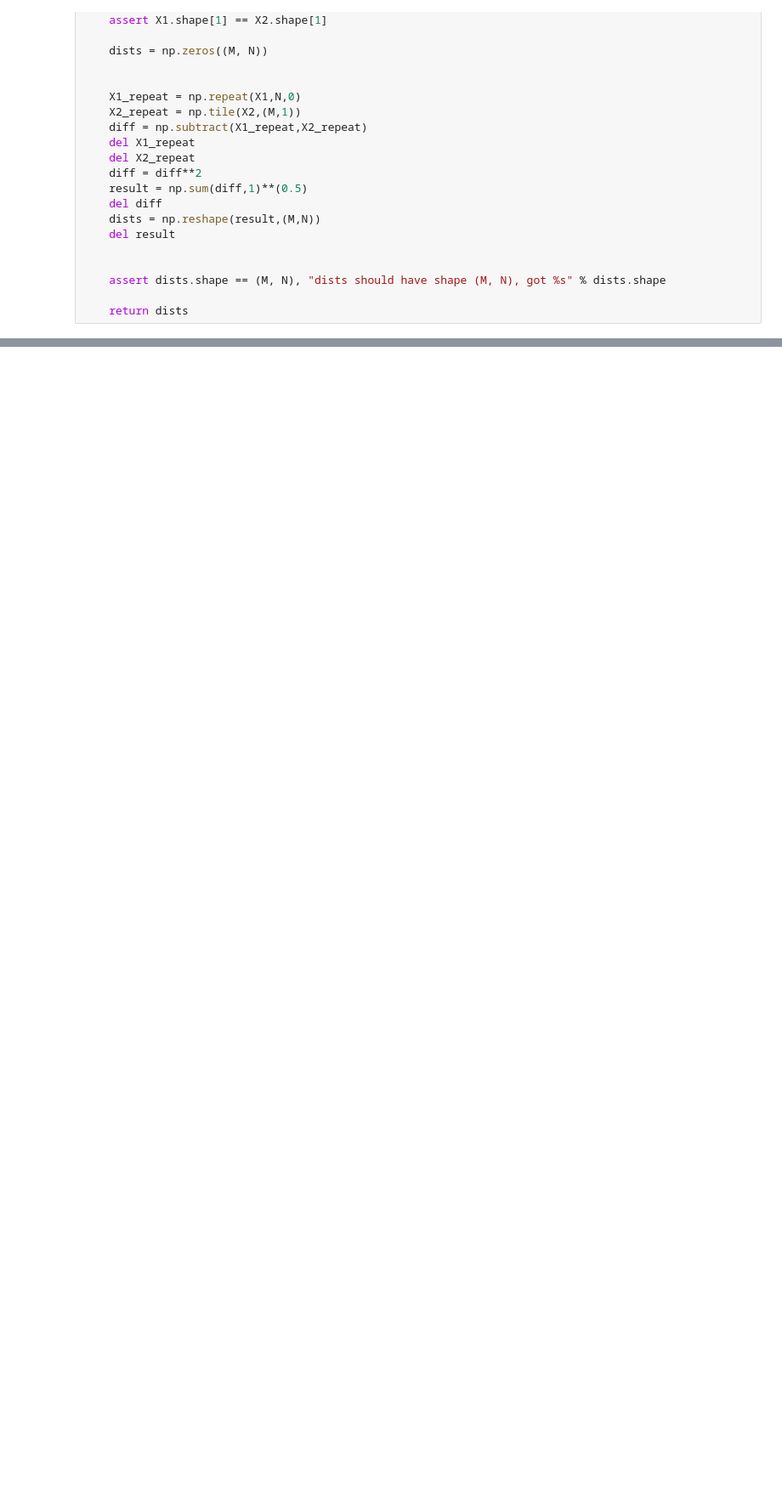
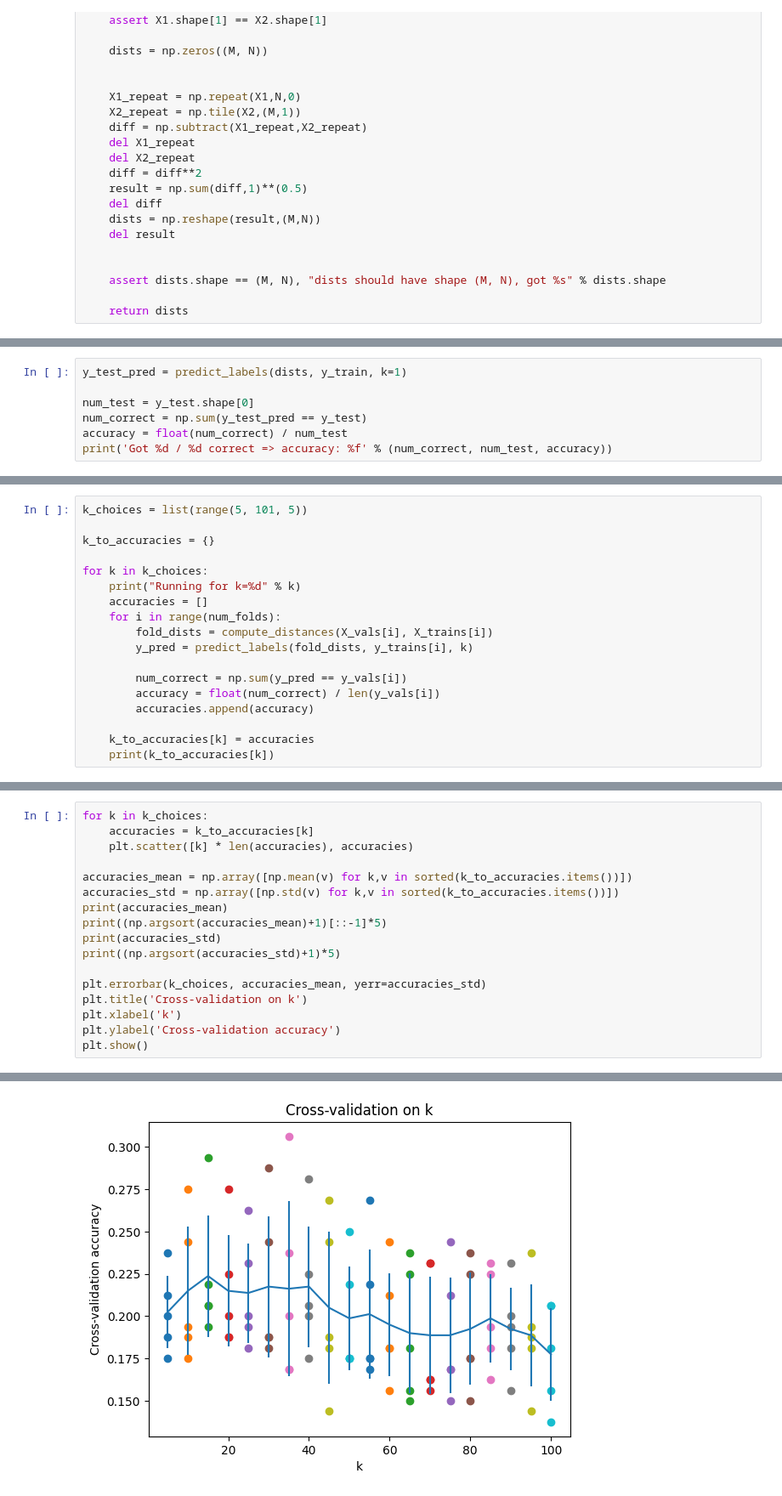
Before and after one commit to HongTin2104/HomeWorkComputerVision, a Jupyter notebook: homework5/CV_5.ipynb, the cells around one changed output, grey strips where cells are left out. Shown at 85% size. Cells and saved outputs as stored; diff of their text form; blank space fills up the shorter version.

```diff
--- a/homework5/CV_5.ipynb
+++ b/homework5/CV_5.ipynb
@@ -183,0 +201,7 @@ def compute_distances(X1, X2):
+# %%
+y_test_pred = predict_labels(dists, y_train, k=1)
+
+num_test = y_test.shape[0]
+num_correct = np.sum(y_test_pred == y_test)
+accuracy = float(num_correct) / num_test
+print('Got %d / %d correct => accuracy: %f' % (num_correct, num_test, accuracy))
@@ -183,0 +210,18 @@ def compute_distances(X1, X2):
+# %%
+k_choices = list(range(5, 101, 5))
+
+k_to_accuracies = {}
+
+for k in k_choices:
+    print("Running for k=%d" % k)
+    accuracies = []
+    for i in range(num_folds):
+        fold_dists = compute_distances(X_vals[i], X_trains[i])
+        y_pred = predict_labels(fold_dists, y_trains[i], k)
+
+        num_correct = np.sum(y_pred == y_vals[i])
+        accuracy = float(num_correct) / len(y_vals[i])
+        accuracies.append(accuracy)
+
+    k_to_accuracies[k] = accuracies
+    print(k_to_accuracies[k])
@@ -183,0 +230,18 @@ def compute_distances(X1, X2):
+# %%
+for k in k_choices:
+    accuracies = k_to_accuracies[k]
+    plt.scatter([k] * len(accuracies), accuracies)
+
+accuracies_mean = np.array([np.mean(v) for k,v in sorted(k_to_accuracies.items())])
+accuracies_std = np.array([np.std(v) for k,v in sorted(k_to_accuracies.items())])
+print(accuracies_mean)
+print((np.argsort(accuracies_mean)+1)[::-1]*5)
+print(accuracies_std)
+print((np.argsort(accuracies_std)+1)*5)
+
+plt.errorbar(k_choices, accuracies_mean, yerr=accuracies_std)
+plt.title('Cross-validation on k')
+plt.xlabel('k')
+plt.ylabel('Cross-validation accuracy')
+plt.show()
+# %% [output]
@@ -183,0 +259 @@ def compute_distances(X1, X2):
+[figure, added]
```
Also changed, not shown: parts of 13 cells of this notebook.
